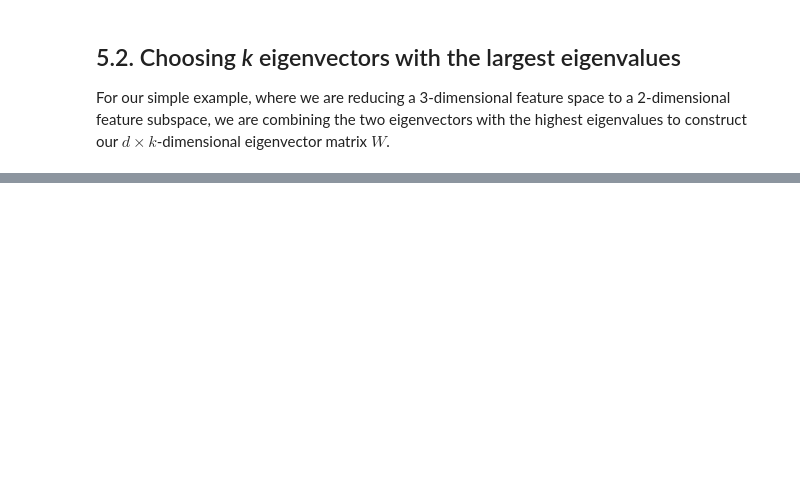
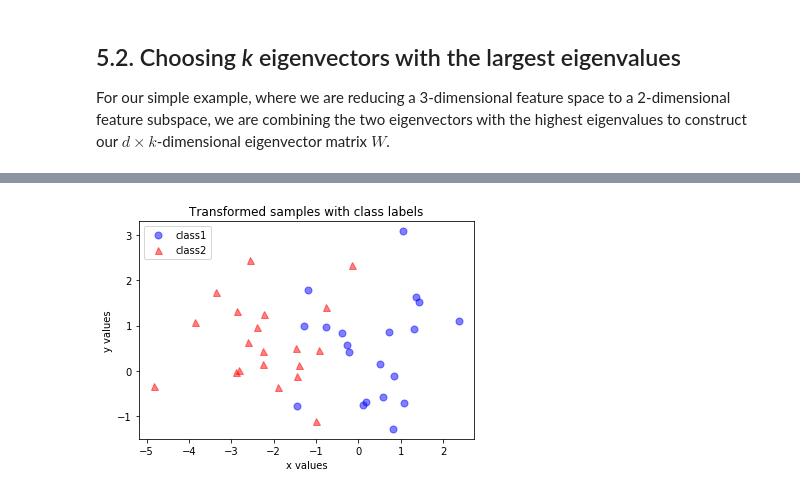
Before and after one commit to IvanHalim/numerical-recipes, a Jupyter notebook: 14. Dimensionality Reduction/1. Principal Component Analysis.ipynb, the cells around one changed output, grey strips where cells are left out. Saved outputs shown, nothing was run; the diff lists cells and outputs as text; code cells hidden in the pictures; blank space fills up the shorter version.

```diff
--- a/14. Dimensionality Reduction/1. Principal Component Analysis.ipynb
+++ b/14. Dimensionality Reduction/1. Principal Component Analysis.ipynb
@@ -295,0 +300,16 @@ array([[-0.86053435, -0.41489368],
+# %%
+transformed = all_samples.dot(matrix_w)
+assert transformed.shape == (40, 2), 'The matrix is not 40x2 dimensional.'
+# %%
+plt.plot(transformed[:20, 0], transformed[:20, 1],
+         'o', markersize=7, color='blue', alpha=0.5, label='class1')
+plt.plot(transformed[20:, 0], transformed[20:, 1],
+         '^', markersize=7, color='red', alpha=0.5, label='class2')
+plt.xlabel('x values')
+plt.ylabel('y values')
+plt.legend()
+plt.title('Transformed samples with class labels')
+
+plt.show()
+# %% [output]
+[figure, added]
```
Also changed, not shown: parts of 9 cells of this notebook.
